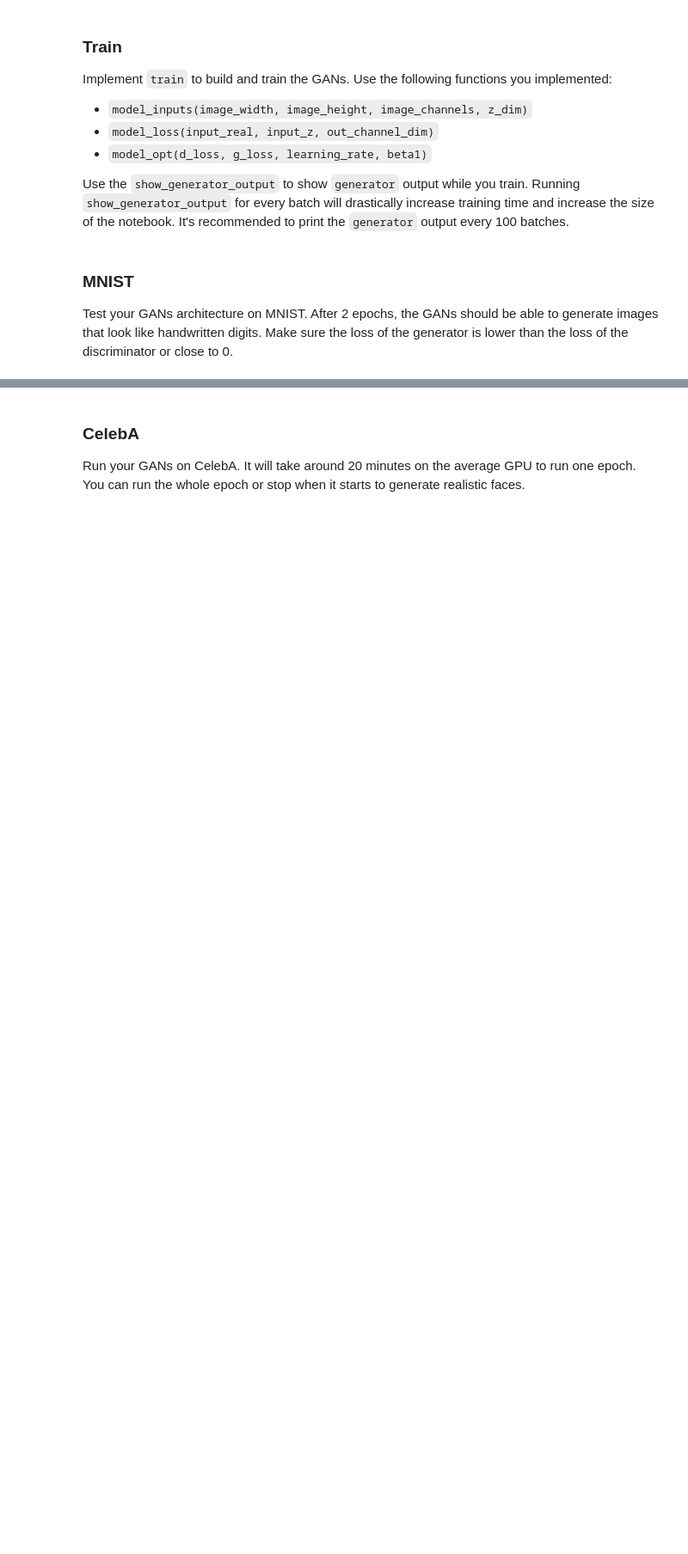
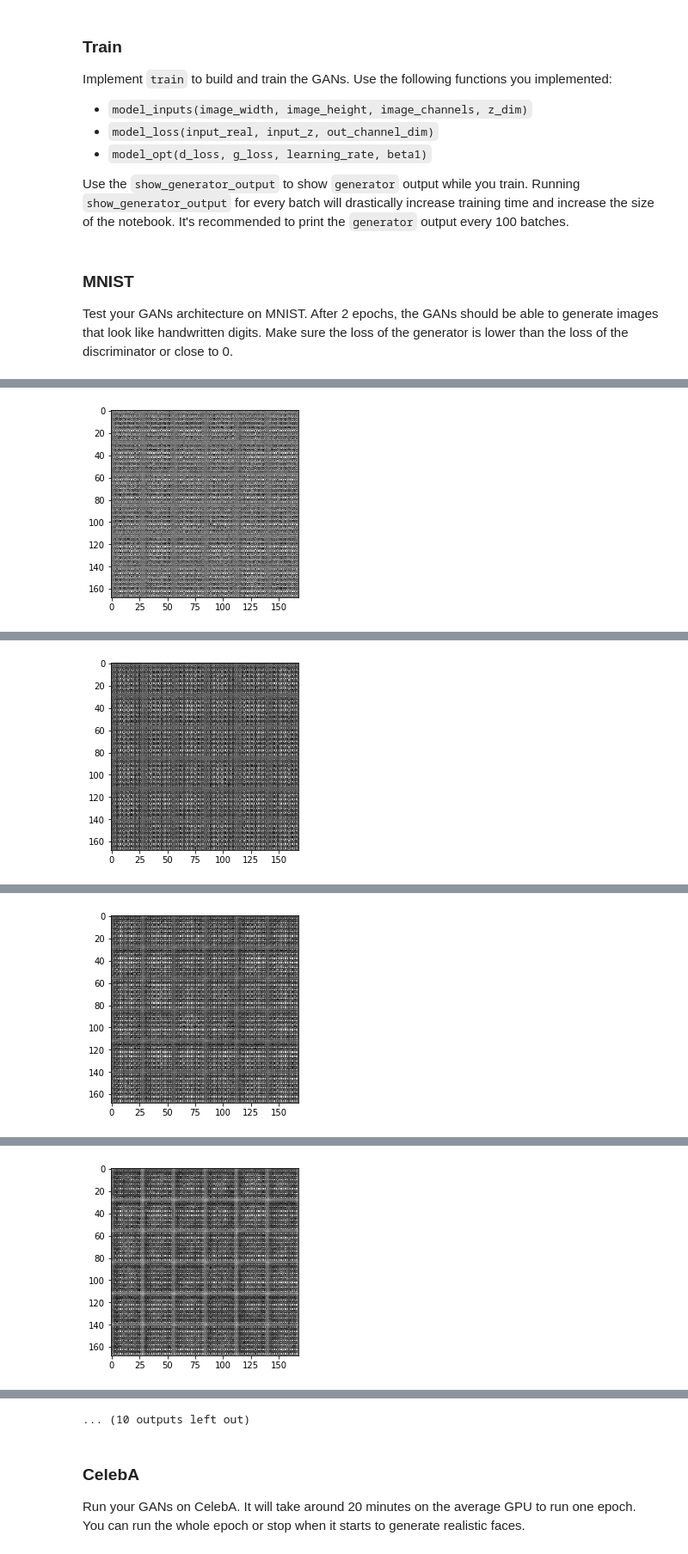
Before and after one commit to claudiu04/deep-learning, a Jupyter notebook: face_generation/dlnd_face_generation.ipynb, the cells around one changed output, grey strips where cells are left out. Shown at 86% size. Cells and saved outputs as stored; diff of their text form; code cells hidden in the pictures; blank space fills up the shorter version.

Commit message:
[WIP] Face generation - works, but need to complete training for all epochs

```diff
--- a/face_generation/dlnd_face_generation.ipynb
+++ b/face_generation/dlnd_face_generation.ipynb
@@ -179,7 +179,7 @@ Tests Passed
 ### Generator
 Implement `generator` to generate an image using `z`. This function should be able to reuse the variables in the neural network.  Use [`tf.variable_scope`](https://www.tensorflow.org/api_docs/python/tf/variable_scope) with a scope name of "generator" to allow the variables to be reused. The function should return the generated 28 x 28 x `out_channel_dim` images.
 # %%
-def generator(z, out_channel_dim, is_train=True, alpha=0.2):
+def generator(z, out_channel_dim, is_train=True, alpha=0.2, reuse=None):
     """
     Create the generator network
     :param z: Input z
@@ -187,8 +187,9 @@ def generator(z, out_channel_dim, is_train=True, alpha=0.2):
     :param is_train: Boolean if generator is being used for training
     :return: The tensor output of the generator
     """
+    local_reuse = (not is_train) if not reuse else reuse
 
-    with tf.variable_scope("generator", reuse=not is_train):
+    with tf.variable_scope("generator", reuse=local_reuse):
 
         # input: N*z_dim
         # output: 7*7*256
@@ -417,14 +393,14 @@ Test your GANs architecture on MNIST.  After 2 epochs, the GANs should be able t
 batch_size = 128
 z_dim = 100
 learning_rate = 0.0002
-beta1 = None
 
-real_size = (28, 28, 3)
+real_size = (28, 28, 1)
 epochs = 25
 alpha = 0.2
 beta1 = 0.5
 
-net = GAN(real_size, z_dim, learning_rate, alpha=alpha, beta1=beta1)
+print_every = 5  # 10
+show_every = 10  # 100
 
 
 """
@@ -433,7 +409,13 @@ DON'T MODIFY ANYTHING IN THIS CELL THAT IS BELOW THIS LINE
 epochs = 2
 
 mnist_dataset = helper.Dataset('mnist', glob(os.path.join(data_dir, 'mnist/*.jpg')))
+
+tf.reset_default_graph()
+
 with tf.Graph().as_default():
-    train(epochs, batch_size, z_dim, learning_rate, beta1, mnist_dataset.get_batches,
-          mnist_dataset.shape, mnist_dataset.image_mode)
+    with tf.device('/cpu:0'):
+        net = GAN(real_size, z_dim, learning_rate, alpha=alpha, beta1=beta1)
+        train(epochs, batch_size, z_dim, learning_rate, beta1, mnist_dataset.get_batches,
+              mnist_dataset.shape, mnist_dataset.image_mode,
+              print_every=print_every, show_every=show_every)
 # %% [output]
@@ -440,0 +427 @@ TypeError: Cannot interpret feed_dict key as Tensor: Tensor Tensor("real_input:0
+[figure, added]
@@ -440,0 +433 @@ TypeError: Cannot interpret feed_dict key as Tensor: Tensor Tensor("real_input:0
+[figure, added]
@@ -440,0 +439 @@ TypeError: Cannot interpret feed_dict key as Tensor: Tensor Tensor("real_input:0
+[figure, added]
@@ -440,0 +445 @@ TypeError: Cannot interpret feed_dict key as Tensor: Tensor Tensor("real_input:0
+[figure, added]
@@ -441,3 +458,4 @@ TypeError: Cannot interpret feed_dict key as Tensor: Tensor Tensor("real_input:0
+... (10 outputs left out)
 # %% [markdown]
 ### CelebA
 Run your GANs on CelebA.  It will take around 20 minutes on the average GPU to run one epoch.  You can run the whole epoch or stop when it starts to generate realistic faces.
```
Also changed, not shown: parts of 5 cells of this notebook.
